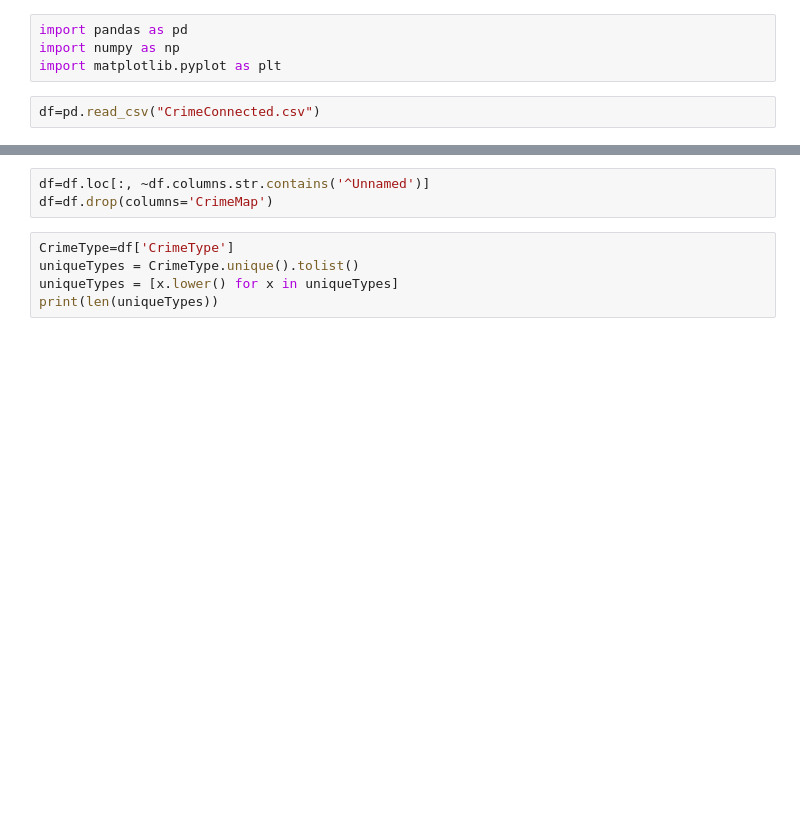
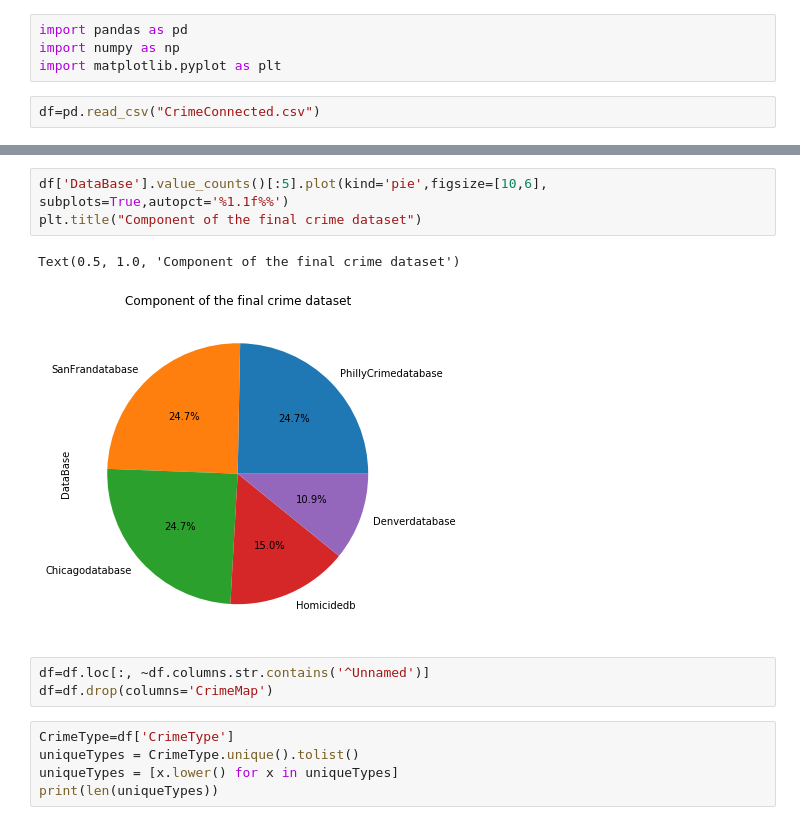
Before and after one commit to marija-stanojevic/Research2020, a Jupyter notebook: CombinedData/MapString.ipynb, the cells around one changed output, grey strips where cells are left out. Drawn from its saved outputs; the diff is of its cells as text; blank space fills up the shorter version.

```diff
--- a/CombinedData/MapString.ipynb
+++ b/CombinedData/MapString.ipynb
@@ -7,3 +17,9 @@ df=pd.read_csv("CrimeConnected.csv")
+# %%
+df['DataBase'].value_counts()[:5].plot(kind='pie',figsize=[10,6], subplots=True,autopct='%1.1f%%')
+plt.title("Component of the final crime dataset")
+# %% [output]
+Text(0.5, 1.0, 'Component of the final crime dataset')
+[figure, added]
 # %%
 df=df.loc[:, ~df.columns.str.contains('^Unnamed')]
 df=df.drop(columns='CrimeMap')
```
Also changed, not shown: parts of 6 cells of this notebook, 31 other files.
